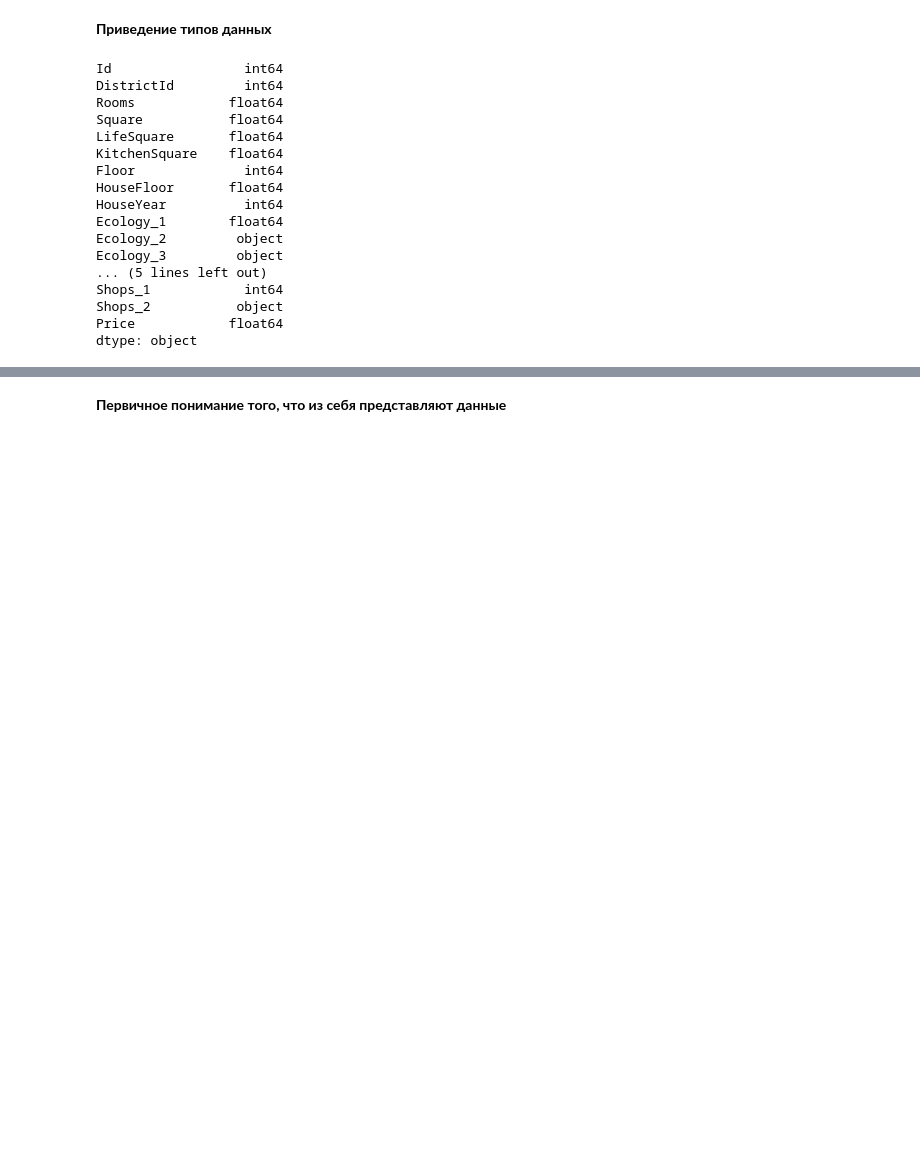
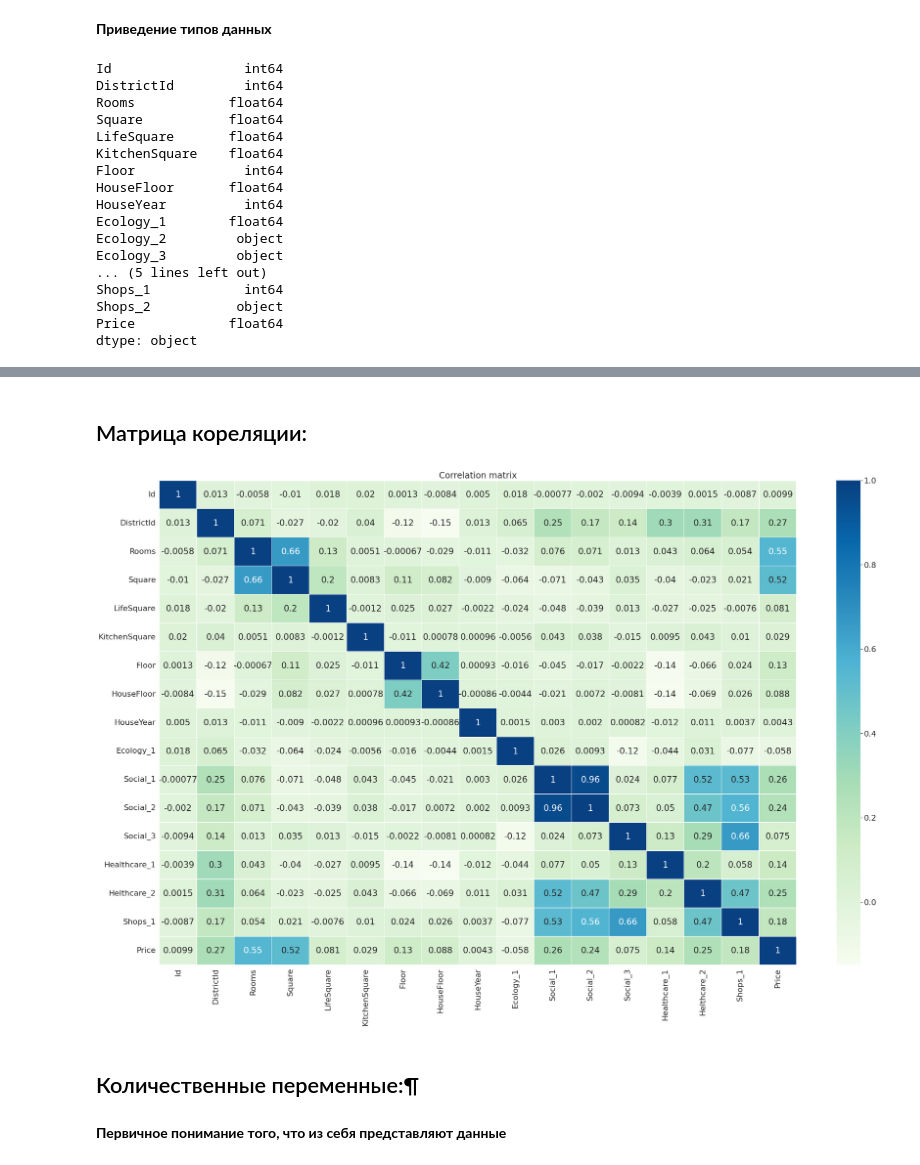
Before and after one commit to vit050587/Kaggle-Competition-Price-Prediction, a Jupyter notebook: Price_Prediction.ipynb, the cells around one changed output, grey strips where cells are left out. Drawn from its saved outputs; the diff is of its cells as text; code cells hidden in the pictures; blank space fills up the shorter version.

```diff
--- a/Price_Prediction.ipynb
+++ b/Price_Prediction.ipynb
@@ -122,2 +206,16 @@ dtype: object
+# %% [markdown]
+## Матрица кореляции:
+# %%
+plt.figure(figsize = (40,25))
+
+sns.set(font_scale=2)
+sns.heatmap(train_df.corr(), annot=True, linewidths=.5, cmap='GnBu')
+
+plt.title('Correlation matrix')
+plt.show()
+# %% [output]
+[figure, added]
+# %% [markdown]
+## Количественные переменные:¶
 # %% [markdown]
 **Первичное понимание того, что из себя представляют данные**
```
Also changed, not shown: parts of 87 cells of this notebook.
